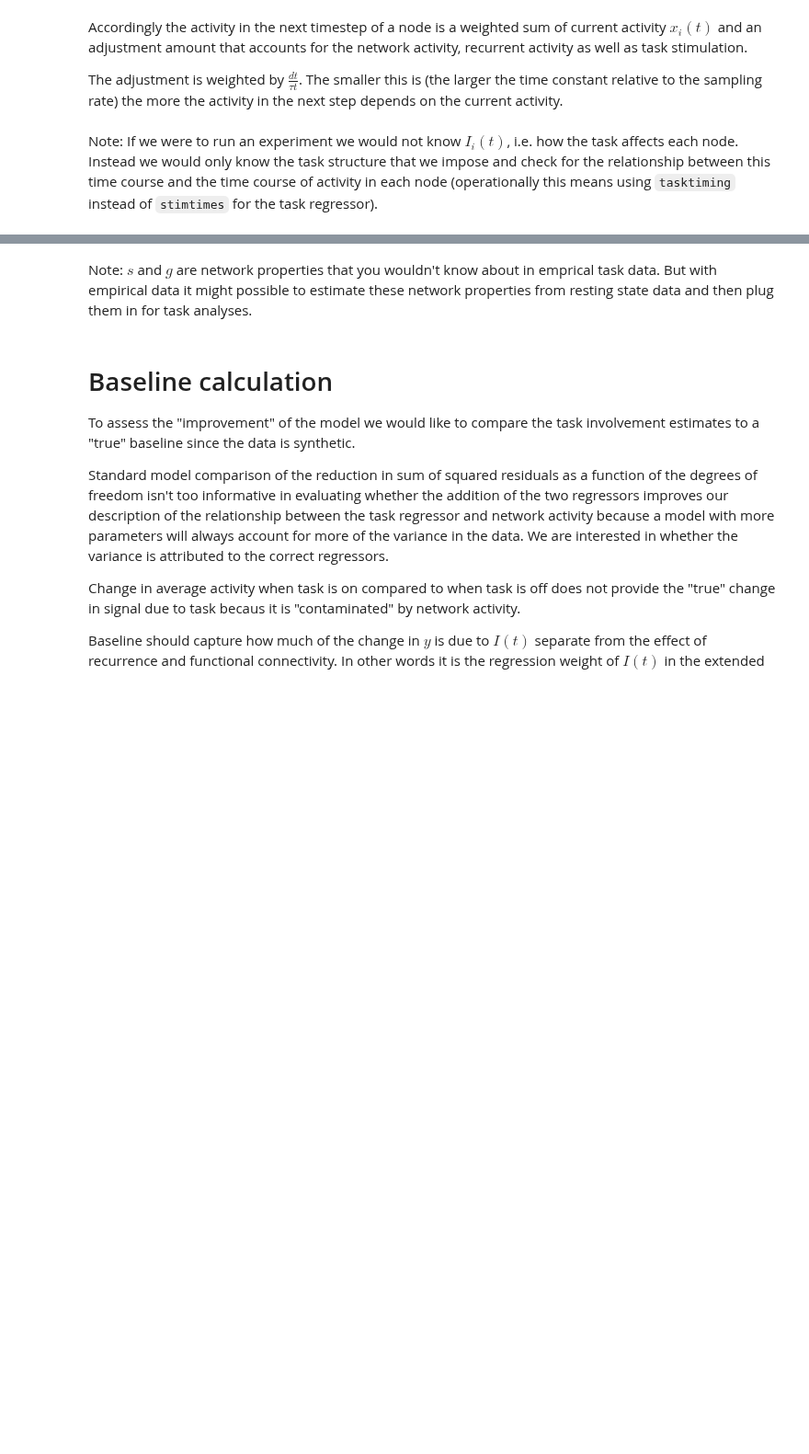
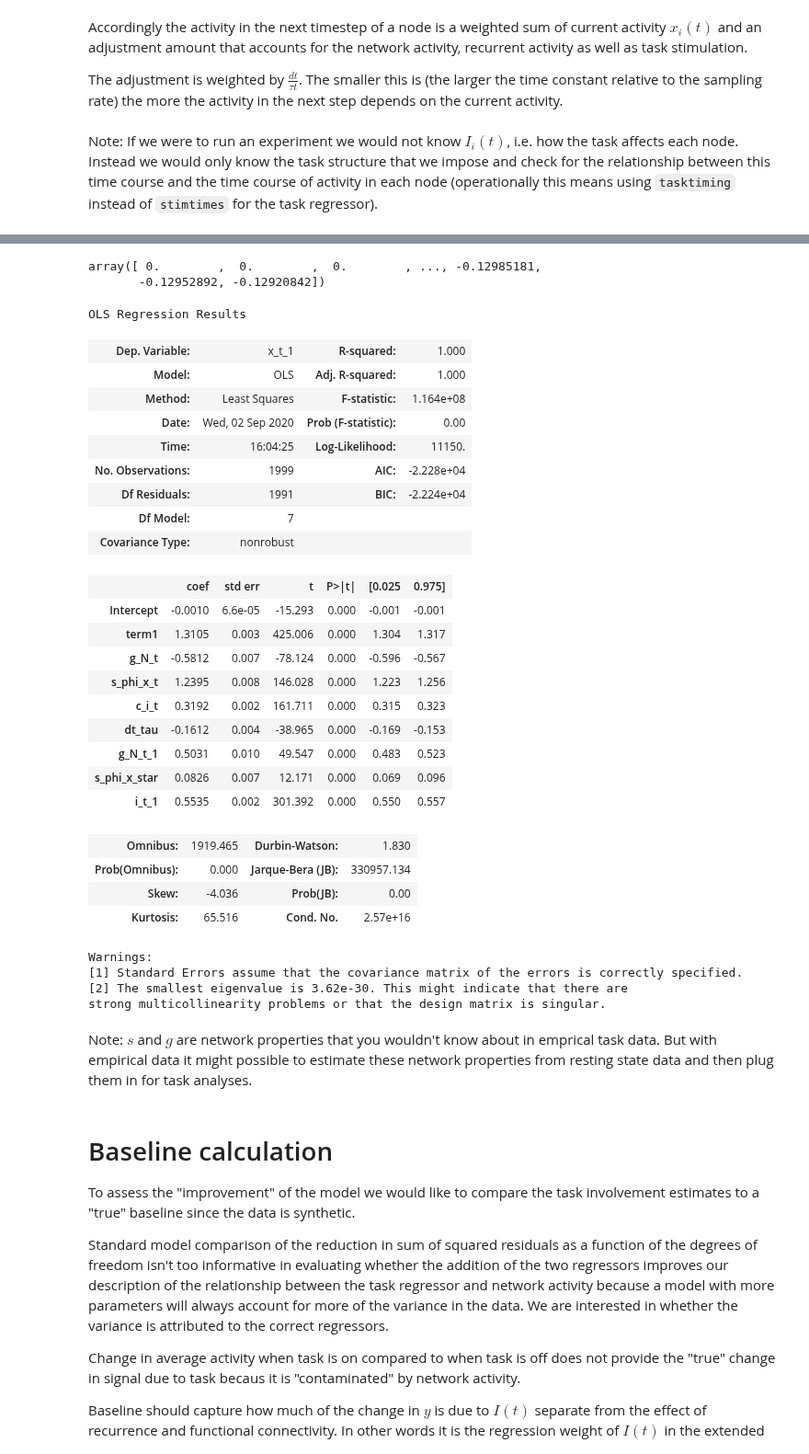
Before and after one commit to zenkavi/NeuralMassModels, a Jupyter notebook: simulations/NB1_Minimal_model.ipynb, the cells around one changed output, grey strips where cells are left out. Shown at 92% size. Drawn from its saved outputs; the diff is of its cells as text; code cells hidden in the pictures; blank space fills up the shorter version.

```diff
--- a/simulations/NB1_Minimal_model.ipynb
+++ b/simulations/NB1_Minimal_model.ipynb
@@ -288,7 +304,46 @@ plt.subplots_adjust(wspace=0.1)
+# %%
+x_t_1 - (term1 + term2)
+# %% [output]
+array([ 0.        ,  0.        ,  0.        , ..., -0.12985181,
+       -0.12952892, -0.12920842])
 # %%
-mod_df = pd.DataFrame(data = {"x_t_1": x_t_1, "i_t":i_t, "term1":term1, "term2":term2})
+mod_df = pd.DataFrame(data = {"x_t_1": x_t_1, "i_t":i_t, "term1":term1, "term2":term2, "g_N_t": const2*g_N_t,
+                              "s_phi_x_t": const2*s_phi_x_t, "c_i_t": const2*i_t, "dt_tau": -const2*dt_tau,
+                              "g_N_t_1": const2*g_N_t_1, "s_phi_x_star": const2*s_phi_x_star, "i_t_1": const2*i_t_1})
 old_mod = smf.ols(formula = 'x_t_1 ~ i_t', data = mod_df).fit()
 new_mod = smf.ols(formula = 'x_t_1 ~ term1 + term2', data = mod_df).fit()
+new_mod_exp = smf.ols(formula = 'x_t_1 ~ term1 + g_N_t + s_phi_x_t + c_i_t + dt_tau + g_N_t_1 + s_phi_x_star + i_t_1', data = mod_df).fit()
+# %%
+new_mod_exp.summary()
+# %% [output]
+OLS Regression Results
+| Dep. Variable: | x_t_1 | R-squared: | 1.000 |
+| Model: | OLS | Adj. R-squared: | 1.000 |
+| Method: | Least Squares | F-statistic: | 1.164e+08 |
+| Date: | Wed, 02 Sep 2020 | Prob (F-statistic): | 0.00 |
+| Time: | 16:04:25 | Log-Likelihood: | 11150. |
+| No. Observations: | 1999 | AIC: | -2.228e+04 |
+| Df Residuals: | 1991 | BIC: | -2.224e+04 |
+| Df Model: | 7 |  |  |
+| Covariance Type: | nonrobust |  |  |
+|  | coef | std err | t | P>|t| | [0.025 | 0.975] |
+| Intercept | -0.0010 | 6.6e-05 | -15.293 | 0.000 | -0.001 | -0.001 |
+| term1 | 1.3105 | 0.003 | 425.006 | 0.000 | 1.304 | 1.317 |
+| g_N_t | -0.5812 | 0.007 | -78.124 | 0.000 | -0.596 | -0.567 |
+| s_phi_x_t | 1.2395 | 0.008 | 146.028 | 0.000 | 1.223 | 1.256 |
+| c_i_t | 0.3192 | 0.002 | 161.711 | 0.000 | 0.315 | 0.323 |
+| dt_tau | -0.1612 | 0.004 | -38.965 | 0.000 | -0.169 | -0.153 |
+| g_N_t_1 | 0.5031 | 0.010 | 49.547 | 0.000 | 0.483 | 0.523 |
+| s_phi_x_star | 0.0826 | 0.007 | 12.171 | 0.000 | 0.069 | 0.096 |
+| i_t_1 | 0.5535 | 0.002 | 301.392 | 0.000 | 0.550 | 0.557 |
+| Omnibus: | 1919.465 | Durbin-Watson: | 1.830 |
+| Prob(Omnibus): | 0.000 | Jarque-Bera (JB): | 330957.134 |
+| Skew: | -4.036 | Prob(JB): | 0.00 |
+| Kurtosis: | 65.516 | Cond. No. | 2.57e+16 |
+Warnings:
+[1] Standard Errors assume that the covariance matrix of the errors is correctly specified.
+[2] The smallest eigenvalue is 3.62e-30. This might indicate that there are
+strong multicollinearity problems or that the design matrix is singular.
 # %%
 print("cGLM task parameter estimate: %s"%(str(round(old_mod.params['i_t'],3))))
 print("eGLM task parameter estimate: %s"%(str(round(new_mod.params['i_t'],3))))
```
Also changed, not shown: parts of 7 cells of this notebook, 2 other files.
